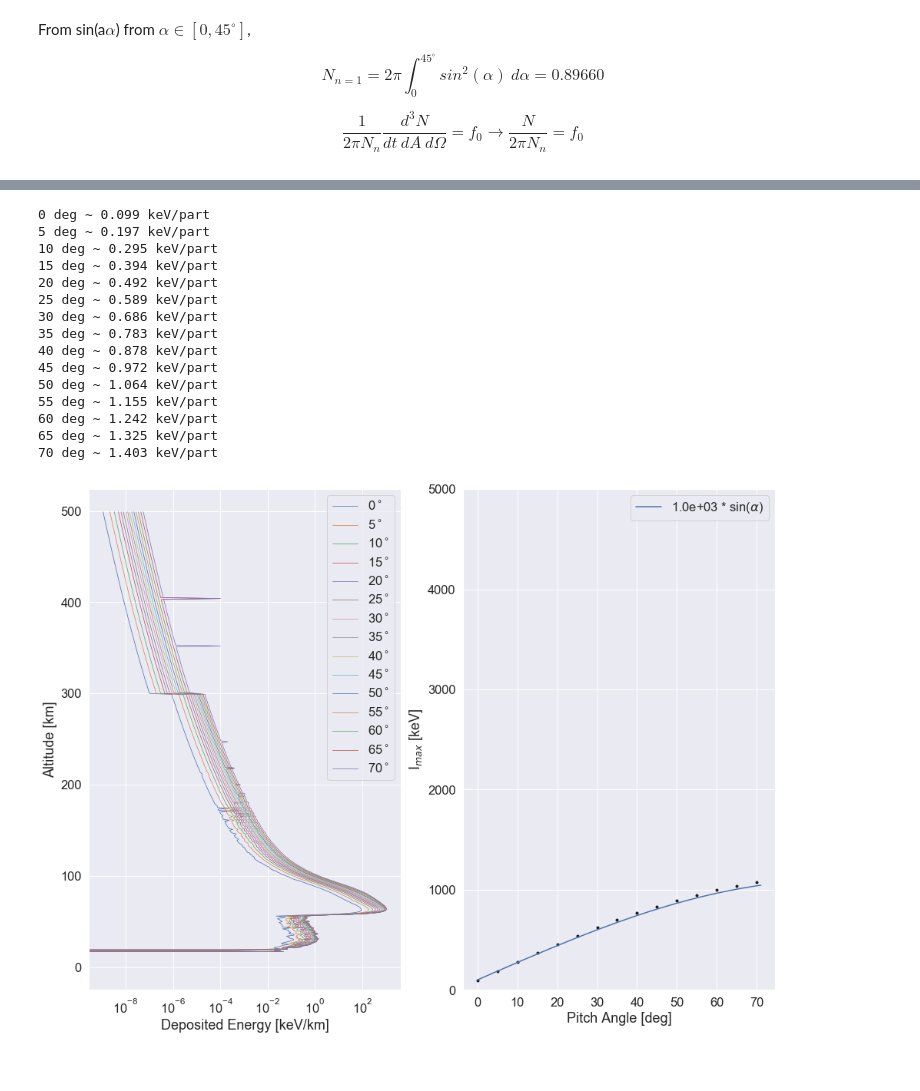
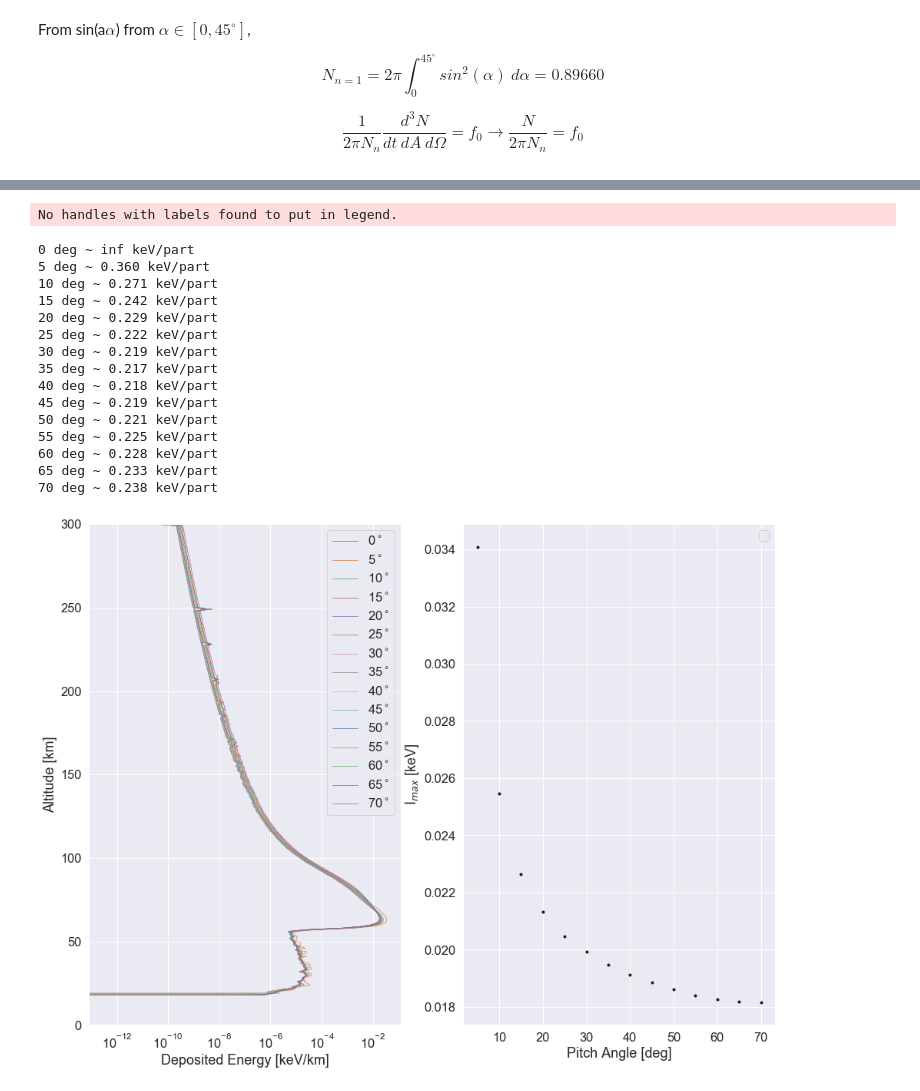
Before and after one commit to GrantBerland/Geant4_Atmospheric_EPP, a Jupyter notebook: analysis/build_table_PAD_test2.ipynb, the cells around one changed output, grey strips where cells are left out. Saved outputs shown, nothing was run; the diff lists cells and outputs as text; code cells hidden in the pictures.

```diff
--- a/analysis/build_table_PAD_test2.ipynb
+++ b/analysis/build_table_PAD_test2.ipynb
@@ -137,61 +158,58 @@ with open(filename, 'rb') as f:
 # %%
 from scipy.signal import savgol_filter
 
 energy = 1000
 
 ang_end = np.max([int(x) for x in np.array(list(D_mono.keys()))[:,3]]) + 5
 
-
-
 plt.figure(figsize=(16,12)); plt.subplot(1,2,1); plt.grid(True, which='both')
-#for i in [0, 70]:
 for i in range(0, ang_end, 5):
     if i % 5 == 0:
         label = '%.0f$^\circ$' % i
     else:
         label = None
-    plt.semilogx(D_mono[('electron', 'ioni', energy, i)][0], h,
+    plt.semilogx(D_mono[('electron', 'ioni', energy, i)][0] / (1e4*2*np.pi*np.sin(np.deg2rad(i))), h,
                  label=label, linewidth=0.75)
 
-    print("%.0f deg ~ %.3f keV/part" % (i, np.sum(D_mono[('electron', 'ioni', energy, i)][0])/1e4))
+    print("%.0f deg ~ %.3f keV/part" %
+          (i, np.sum(D_mono[('electron', 'ioni', energy, i)][0]) / (1e4*2*np.pi*np.sin(np.deg2rad(i)))))
 
 
 plt.legend();
-#plt.yscale('log')
-#plt.ylim([1e1, 300]);
-#plt.xlim([1e-6, 1e4]);
+plt.ylim([0, 300]);
 plt.ylabel('Altitude [km]');
 plt.xlabel('Deposited Energy [keV/km]');
 
+
 plt.subplot(1,2,2); plt.grid(True, which='both');
+for i in range(0,ang_end,5):
+    plt.plot(i, np.max(D_mono[('electron', 'ioni', energy, i)][0]/(1e4*2*np.pi*np.sin(np.deg2rad(i)))), 'k.')
 
-for i in range(0,ang_end,5):
-    plt.plot(i, np.max(D_mono[('electron', 'ioni', energy, i)][0]), 'k.')
-
-
-coef = 1e3
-plt.plot(range(0, 72), 100+coef*np.sin(np.deg2rad(range(0, 72))), label=r'%.1e * sin($\alpha$)' % coef)
 plt.ylabel('I$_{max}$ [keV]');
 plt.xlabel('Pitch Angle [deg]');
 plt.legend();
 
-plt.ylim(0, 5000);
-#plt.yscale('log');
-#plt.xscale('log');
+plt.figure(figsize=(8,8));
+for i in range(0, ang_end, 5):
+    plt.plot(i, h[np.argmax(D_mono[('electron', 'ioni', energy, i)][0])], 'b.')
+
+plt.xlabel(r'Pitch Angle $\alpha_0$ [deg]');
+plt.ylabel('Altitude of Ionization Maximum [km]');
 # %% [output]
-0 deg ~ 0.099 keV/part
-5 deg ~ 0.197 keV/part
-10 deg ~ 0.295 keV/part
-15 deg ~ 0.394 keV/part
-20 deg ~ 0.492 keV/part
-25 deg ~ 0.589 keV/part
-30 deg ~ 0.686 keV/part
-35 deg ~ 0.783 keV/part
-40 deg ~ 0.878 keV/part
-45 deg ~ 0.972 keV/part
-50 deg ~ 1.064 keV/part
-55 deg ~ 1.155 keV/part
-60 deg ~ 1.242 keV/part
-65 deg ~ 1.325 keV/part
-70 deg ~ 1.403 keV/part
+No handles with labels found to put in legend.
+0 deg ~ inf keV/part
+5 deg ~ 0.360 keV/part
+10 deg ~ 0.271 keV/part
+15 deg ~ 0.242 keV/part
+20 deg ~ 0.229 keV/part
+25 deg ~ 0.222 keV/part
+30 deg ~ 0.219 keV/part
+35 deg ~ 0.217 keV/part
+40 deg ~ 0.218 keV/part
+45 deg ~ 0.219 keV/part
+50 deg ~ 0.221 keV/part
+55 deg ~ 0.225 keV/part
+60 deg ~ 0.228 keV/part
+65 deg ~ 0.233 keV/part
+70 deg ~ 0.238 keV/part
-[figure, old version]
+[figure, new version]
```
Also changed, not shown: parts of 6 cells of this notebook, 9 other files.
